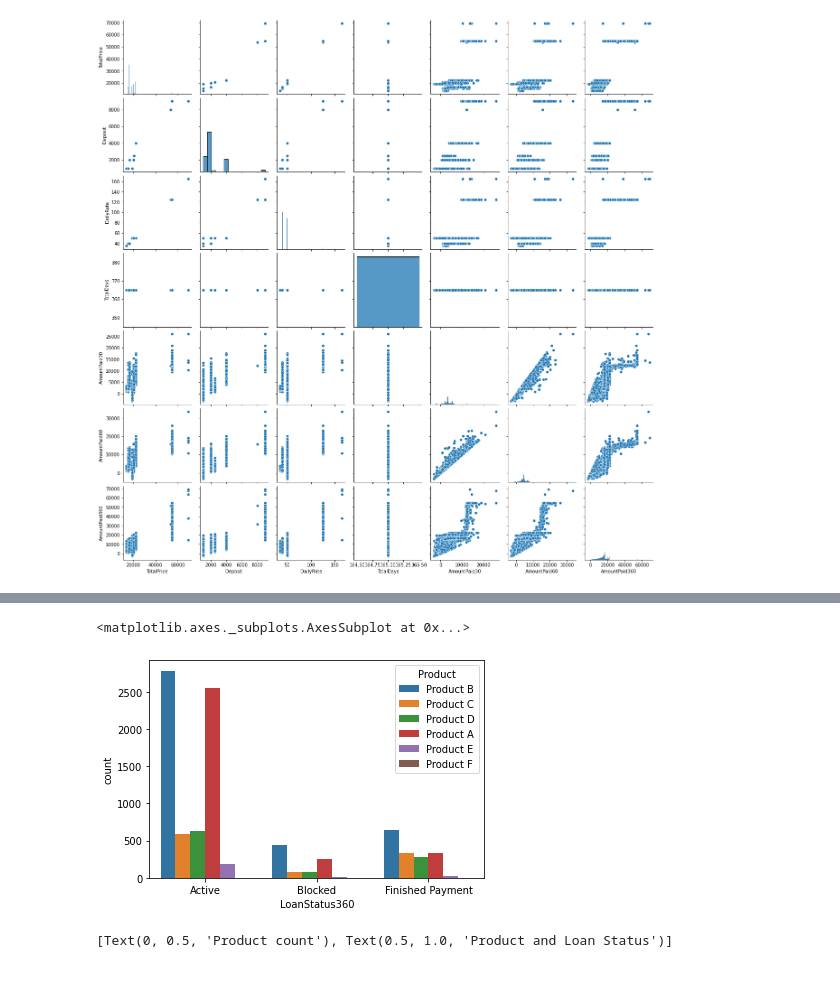
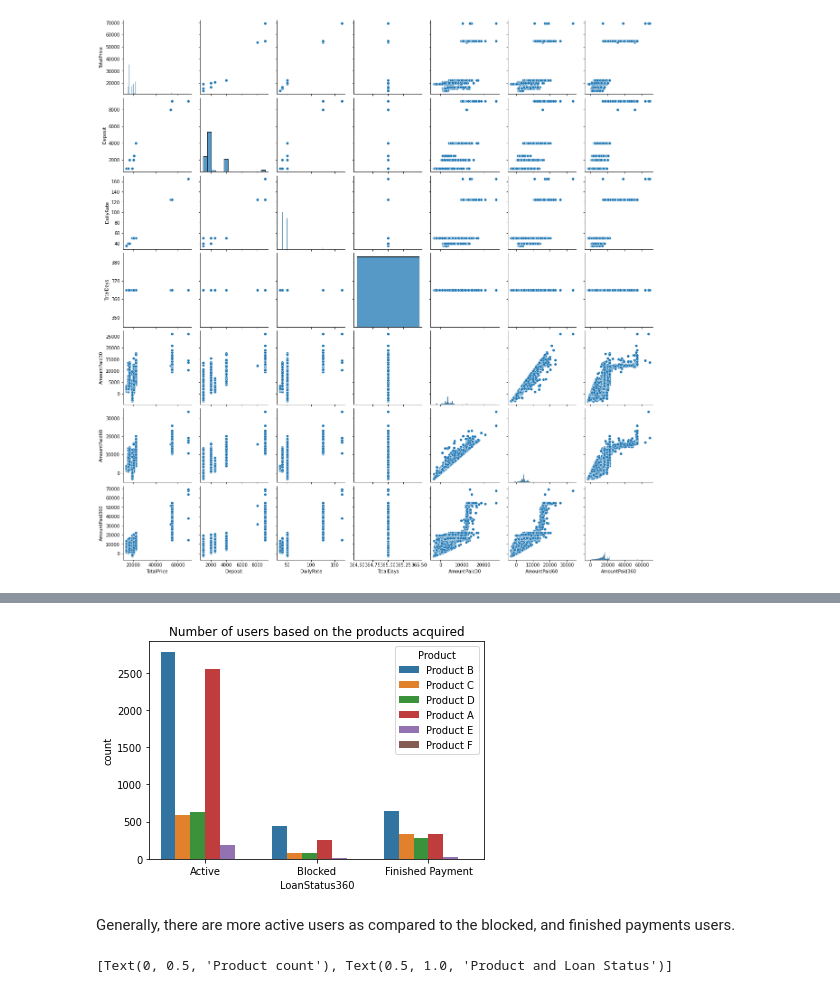
Before and after one commit to WinnieAnyoso/Kopa_Project_LDA, a Jupyter notebook: Kopa_Project1.ipynb, the cells around one changed output, grey strips where cells are left out. Drawn from its saved outputs; the diff is of its cells as text; code cells hidden in the pictures.

```diff
--- a/Kopa_Project1.ipynb
+++ b/Kopa_Project1.ipynb
@@ -238,8 +247,11 @@ Product C was most popular amongst those who did not specify their gender
 # %%
 sns.countplot('LoanStatus360', hue ='Product', data=df)
+plt.title("Number of users based on the products acquired")
+plt.show()
 # %% [output]
-<matplotlib.axes._subplots.AxesSubplot at 0x...>
-[figure, old version]
+[figure, new version]
+# %% [markdown]
+Generally, there are more active users as compared to the blocked, and finished payments users.
 # %%
 #Adjusting size
 plt.figure(figsize=(12,7))
```
Also changed, not shown: parts of 11 cells of this notebook.
